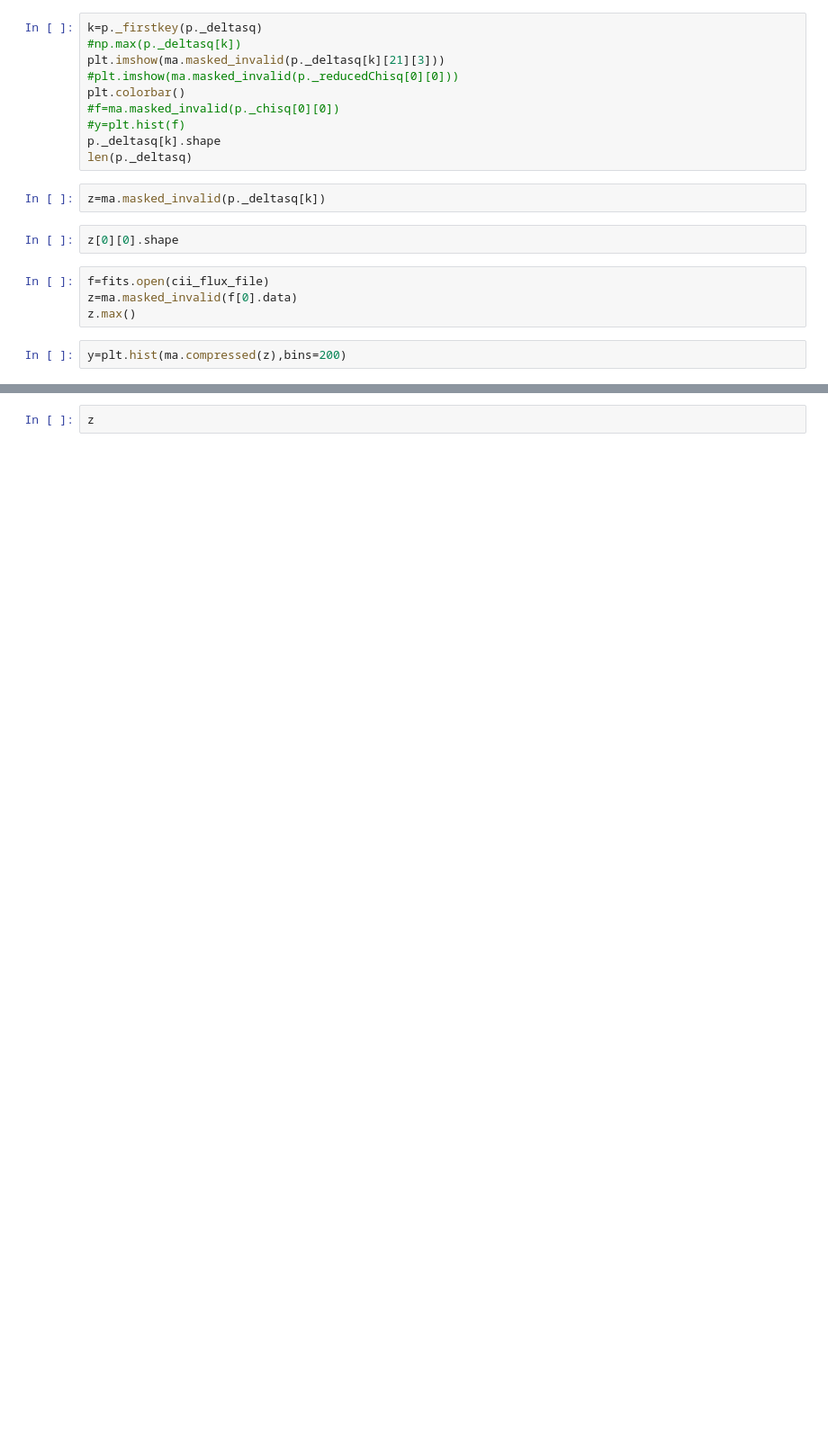
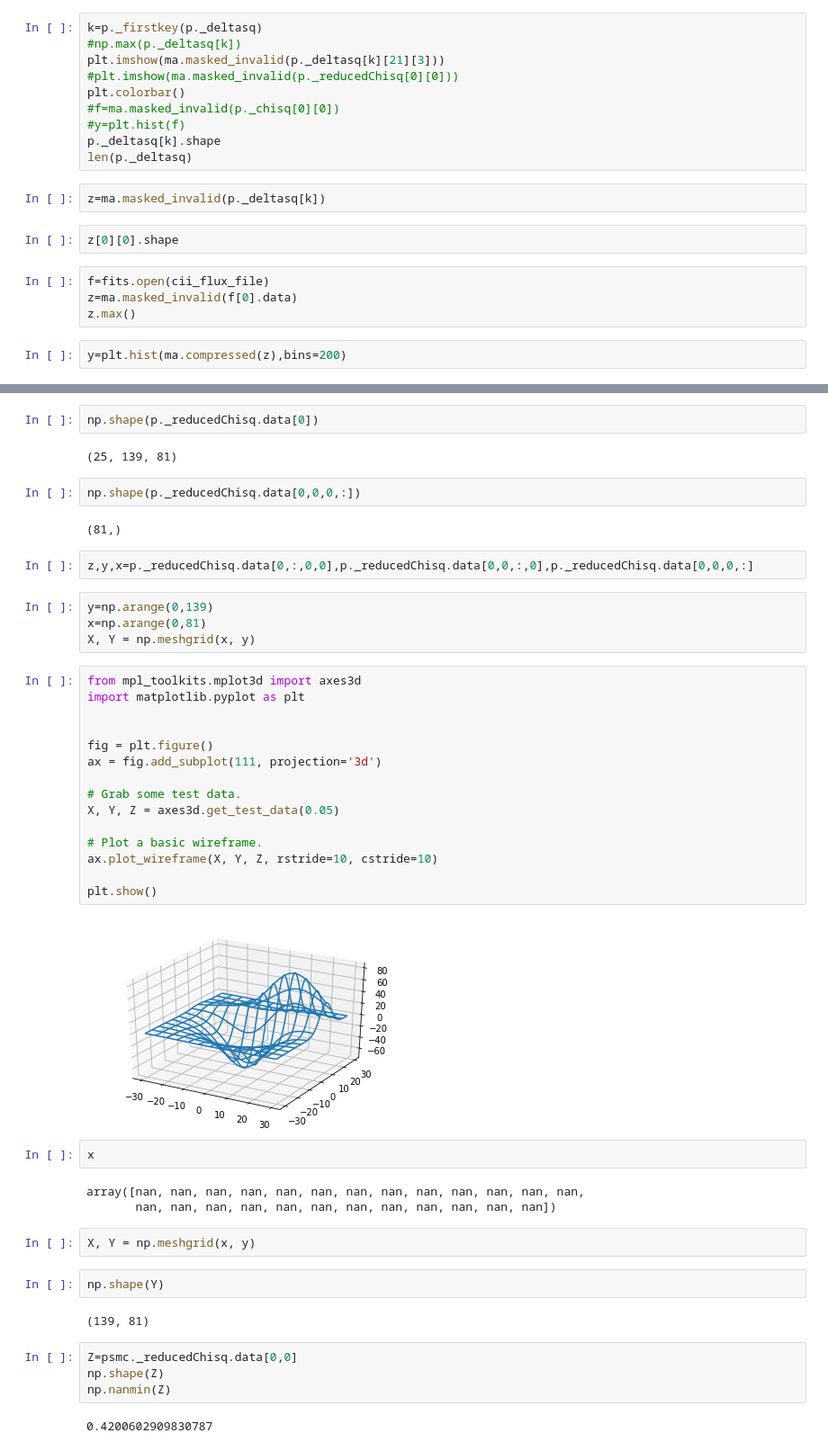
Before and after one commit to mpound/pdrttest, a Jupyter notebook: TestKatie.ipynb, the cells around one changed output, grey strips where cells are left out. Shown at 90% size. Saved outputs shown, nothing was run; the diff lists cells and outputs as text; blank space fills up the shorter version.

```diff
--- a/TestKatie.ipynb
+++ b/TestKatie.ipynb
@@ -214,2 +205,48 @@ z=ma.masked_invalid(q[0].data)
-# %%
-z
+# %%
+np.shape(p._reducedChisq.data[0])
+# %% [output]
+(25, 139, 81)
+# %%
+np.shape(p._reducedChisq.data[0,0,0,:])
+# %% [output]
+(81,)
+# %%
+z,y,x=p._reducedChisq.data[0,:,0,0],p._reducedChisq.data[0,0,:,0],p._reducedChisq.data[0,0,0,:]
+# %%
+y=np.arange(0,139)
+x=np.arange(0,81)
+X, Y = np.meshgrid(x, y)
+# %%
+from mpl_toolkits.mplot3d import axes3d
+import matplotlib.pyplot as plt
+
+
+fig = plt.figure()
+ax = fig.add_subplot(111, projection='3d')
+
+# Grab some test data.
+X, Y, Z = axes3d.get_test_data(0.05)
+
+# Plot a basic wireframe.
+ax.plot_wireframe(X, Y, Z, rstride=10, cstride=10)
+
+plt.show()
+# %% [output]
+[figure, added]
+# %%
+x
+# %% [output]
+array([nan, nan, nan, nan, nan, nan, nan, nan, nan, nan, nan, nan, nan,
+       nan, nan, nan, nan, nan, nan, nan, nan, nan, nan, nan, nan])
+# %%
+X, Y = np.meshgrid(x, y)
+# %%
+np.shape(Y)
+# %% [output]
+(139, 81)
+# %%
+Z=psmc._reducedChisq.data[0,0]
+np.shape(Z)
+np.nanmin(Z)
+# %% [output]
+0.4200602909830787
```
Also changed, not shown: parts of 20 cells of this notebook, 1 other file.
